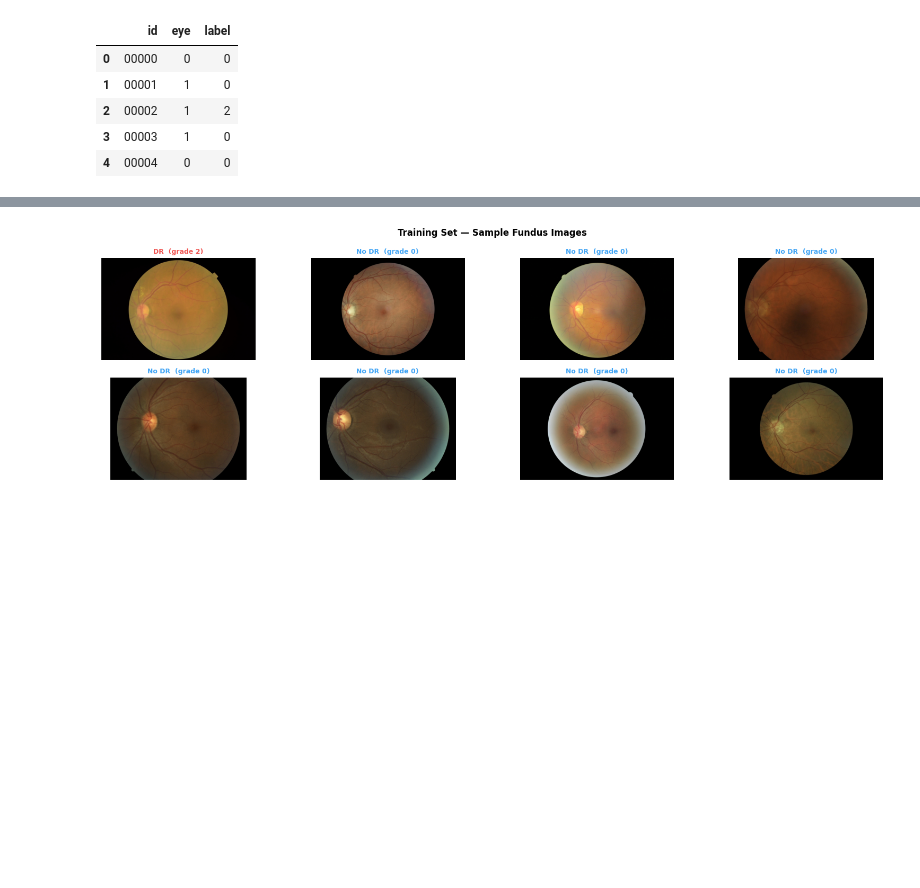
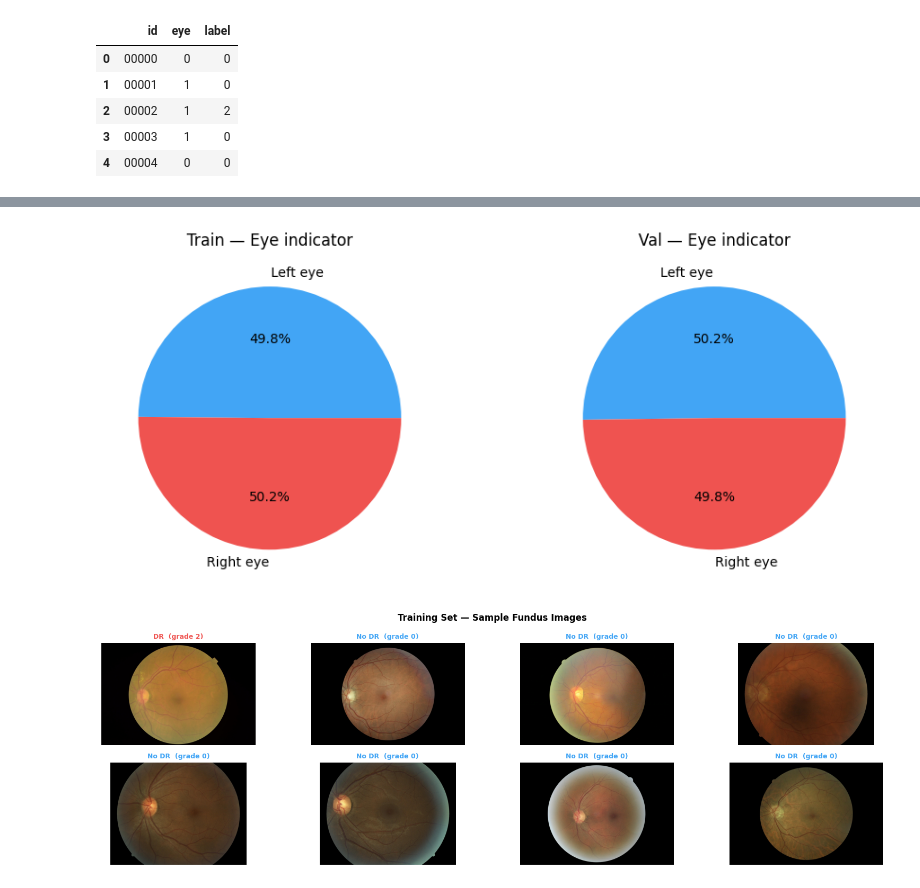
Before and after one commit to jbarcenilla21/AutomaticDiagnosisForDiabeticRetinopathy, a Jupyter notebook: main_combined.ipynb, the cells around one changed output, grey strips where cells are left out. Cells and saved outputs as stored; diff of their text form; code cells hidden in the pictures; blank space fills up the shorter version.

```diff
--- a/main_combined.ipynb
+++ b/main_combined.ipynb
@@ -154,3 +147,20 @@ Right eye (1)    738  265
+# %%
+# ─── Eye indicator distribution ──────────────────────────────────────────────
+fig, axes = plt.subplots(1, 2, figsize=(10, 4))
+
+for ax, (df, title) in zip(axes, [
+    (train_df, 'Train'),
+    (val_df,   'Val'),
+]):
+    counts = df['eye'].value_counts().sort_index()
+    ax.pie(counts.values, labels=['Left eye', 'Right eye'],
+           autopct='%1.1f%%', colors=['#42A5F5', '#EF5350'])
+    ax.set_title(f'{title} — Eye indicator')
+
+plt.tight_layout()
+plt.show()
+# %% [output]
+[figure, added]
 # %%
 # ── Visualise sample fundus images ───────────────────────────────────────────
 import skimage.io as skio
```
Also changed, not shown: parts of 15 cells of this notebook, 8 other files.
